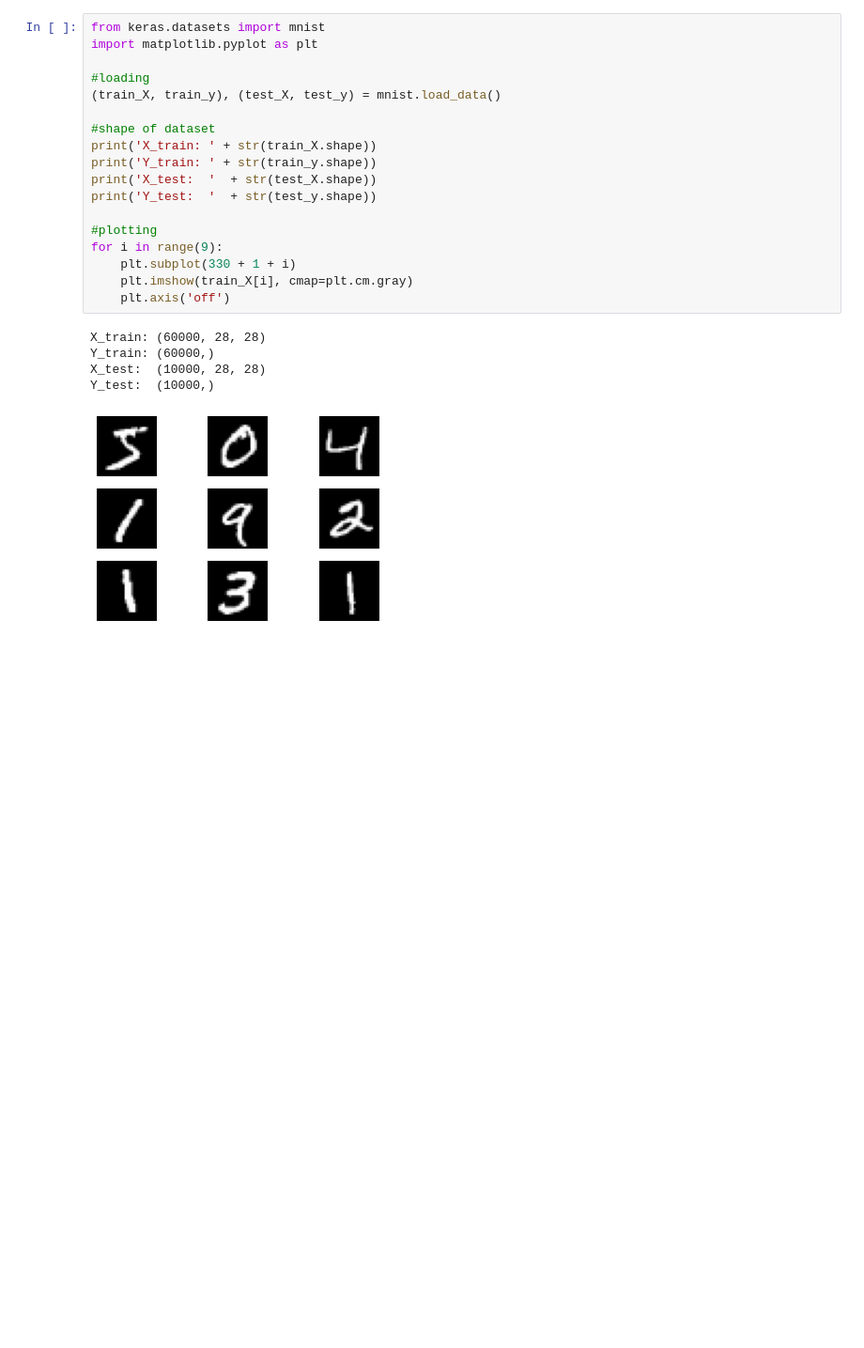
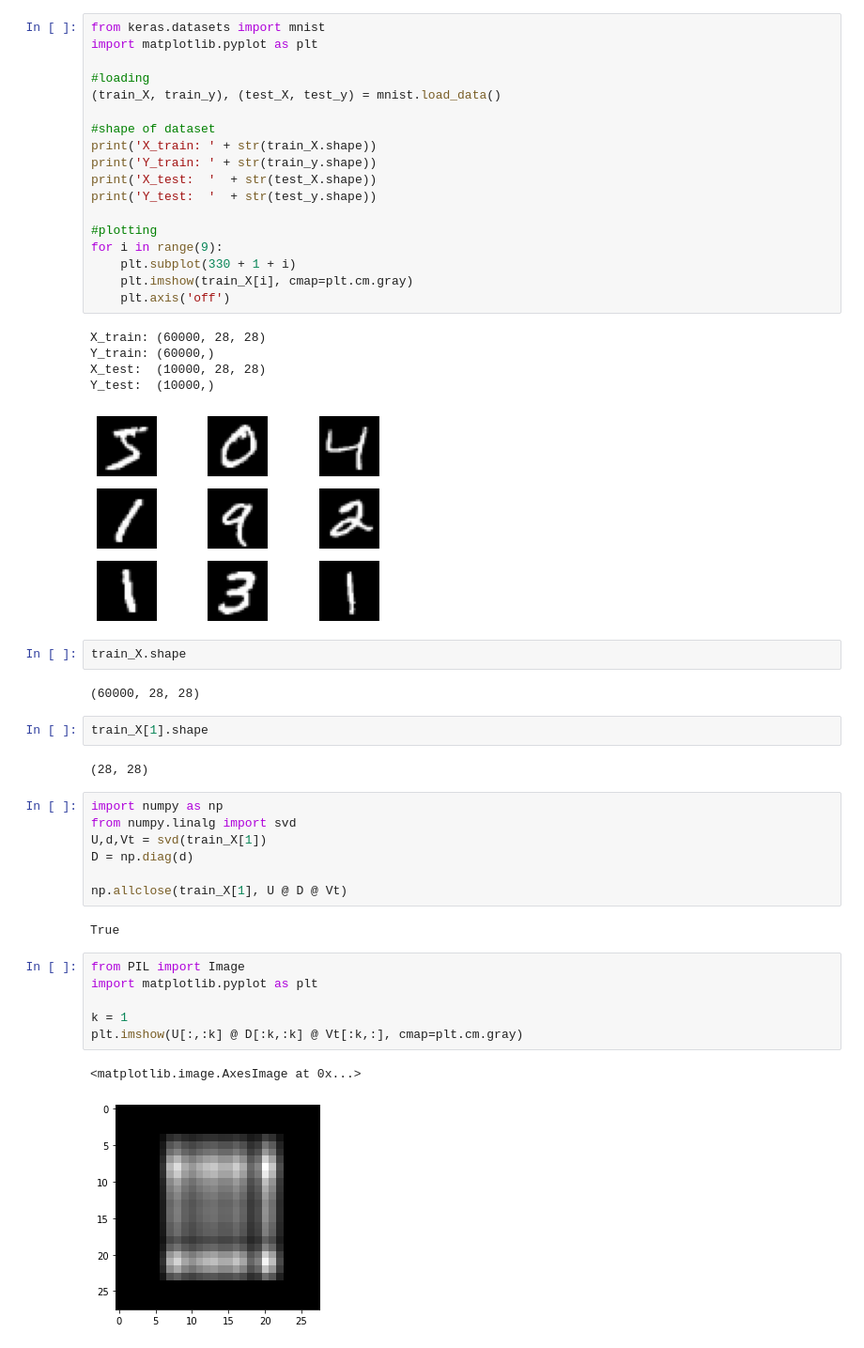
Before and after one commit to Mengxue12/Maching_Learning, a Jupyter notebook: lab02/ml02-exercise.ipynb, the cells around one changed output. Shown at 94% size. Saved outputs shown, nothing was run; the diff lists cells and outputs as text; blank space fills up the shorter version.

```diff
--- a/lab02/ml02-exercise.ipynb
+++ b/lab02/ml02-exercise.ipynb
@@ -51,3 +50,29 @@ Y_train: (60000,)
 X_test:  (10000, 28, 28)
 Y_test:  (10000,)
 [figure]
+# %%
+train_X.shape
+# %% [output]
+(60000, 28, 28)
+# %%
+train_X[1].shape
+# %% [output]
+(28, 28)
+# %%
+import numpy as np
+from numpy.linalg import svd
+U,d,Vt = svd(train_X[1])
+D = np.diag(d)
+
+np.allclose(train_X[1], U @ D @ Vt)
+# %% [output]
+True
+# %%
+from PIL import Image
+import matplotlib.pyplot as plt
+
+k = 1
+plt.imshow(U[:,:k] @ D[:k,:k] @ Vt[:k,:], cmap=plt.cm.gray)
+# %% [output]
+<matplotlib.image.AxesImage at 0x...>
+[figure, added]
```
Also changed, not shown: parts of 4 cells of this notebook.
